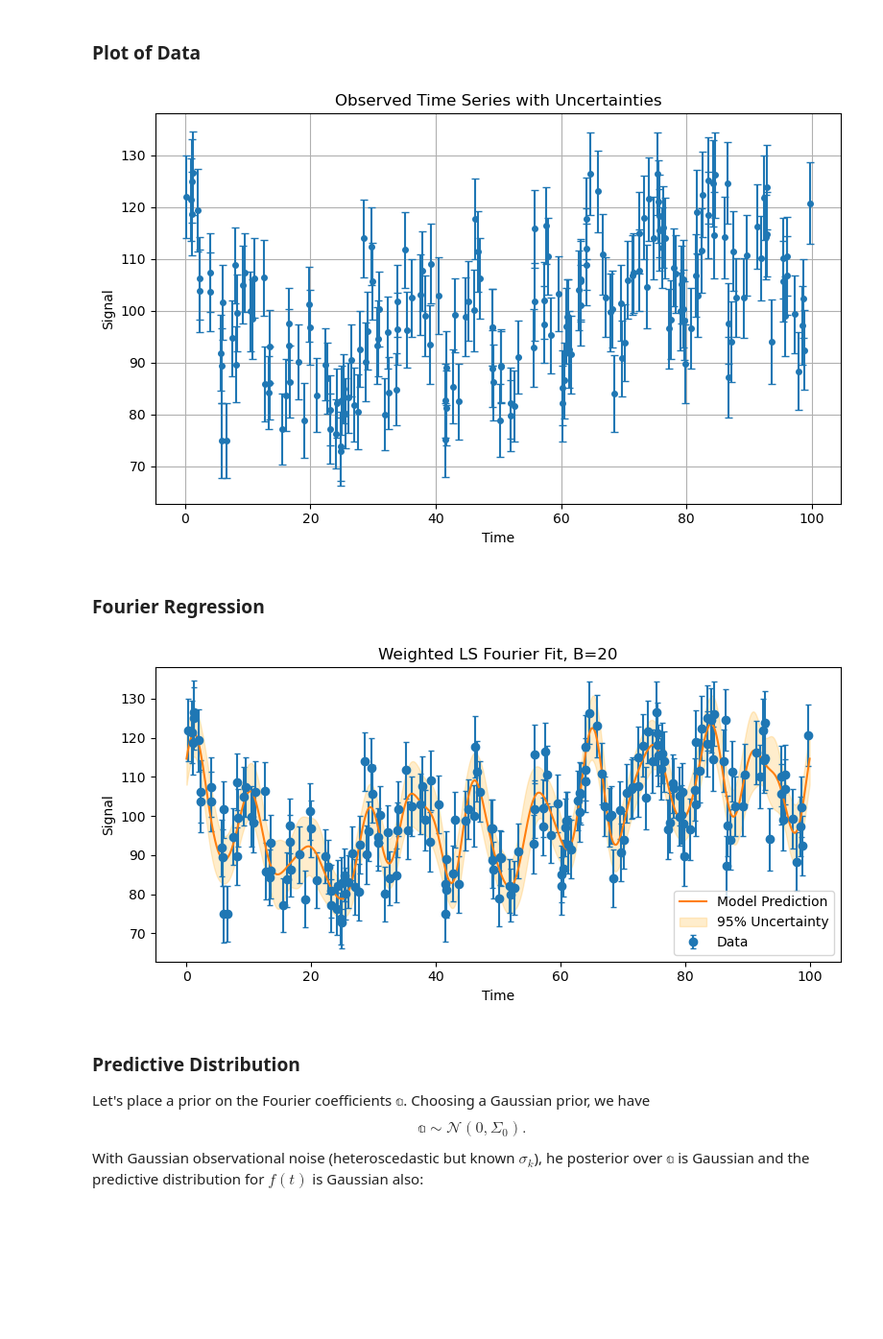
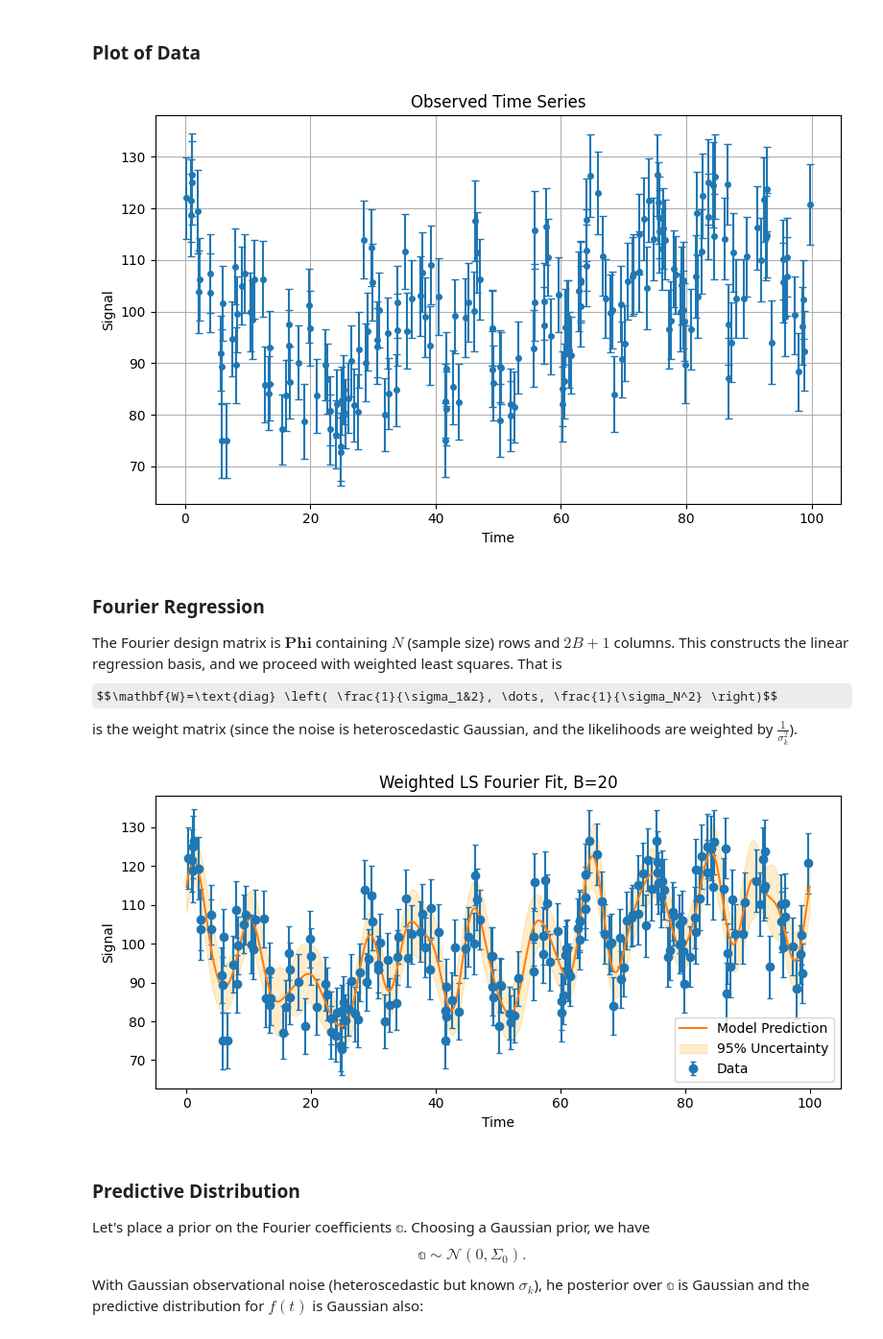
Before and after one commit to dchen10Git/astr-210-final-project, a Jupyter notebook: Project_Fourier_Draft2.ipynb, the cells around one changed output. Shown at 96% size. Saved outputs shown, nothing was run; the diff lists cells and outputs as text; code cells hidden in the pictures; some formulas as TeX source; blank space fills up the shorter version.

```diff
--- a/Project_Fourier_Draft2.ipynb
+++ b/Project_Fourier_Draft2.ipynb
@@ -91,18 +91,20 @@ sigma = data[:, 2]
 # %%
 # Plot
 plt.figure(figsize=(8,5))
 plt.errorbar(t, signal, yerr=sigma, fmt='o', markersize=4, capsize=3)
 
 plt.xlabel('Time')
 plt.ylabel('Signal')
-plt.title('Observed Time Series with Uncertainties')
+plt.title('Observed Time Series')
 plt.grid(True)
 plt.tight_layout()
 plt.show()
 # %% [output]
-[figure, old version]
+[figure, new version]
-# %% [markdown]
-### Fourier Regression
+# %% [markdown]
+### Fourier Regression
+
+The Fourier design matrix is $\mathbf{Phi}$ containing $N$ (sample size) rows and $2B+1$ columns. This constructs the linear regression basis, and we proceed with weighted least squares. That is $$\mathbf{W}=\text{diag} \left( \frac{1}{\sigma_1&2}, \dots, \frac{1}{\sigma_N^2} \right)$$ is the weight matrix (since the noise is heteroscedastic Gaussian, and the likelihoods are weighted by $\frac{1}{\sigma_k^2}$).
 # %%
 y = signal
 yerr = sigma
@@ -110,10 +112,10 @@ yerr = sigma
 B = 20
 T = 100.0
 
-#This is where the fourier regression block begins technically,
-#this first half (constructing the Fourier basis up to mode B with sines/cosines is fourier regression really)
+# This is where the fourier regression block begins technically,
+# this first half (constructing the Fourier basis up to mode B with sines/cosines is fourier regression really)
 
-#Design matrix (sine and cosine pairs, w/ intercept term)
+# Design matrix (sine and cosine pairs, w/ intercept term)
 N = len(t)
 Phi = np.zeros((N, 2*B + 1))
 Phi[:,0] = 1  # intercept, mean level
@@ -121,36 +123,11 @@ for k in range(1, B+1):
     Phi[:, 2*k-1] = np.cos(2 * np.pi * k * t / T)
     Phi[:, 2*k]   = np.sin(2 * np.pi * k * t / T)
 
-#Weighted least squares fit
+# Weighted least squares fit
 W = np.diag(1/yerr**2)
 A = Phi.T @ W @ Phi
 b = Phi.T @ W @ y
 a_hat = np.linalg.solve(A, b)
-cov_a = np.linalg.inv(A)   #Covariance of coefficients
-
-#this is where the regression block technically ends
-
-#Predict at fine grid
-t_dense = np.linspace(0, 100, 1000)
-Phi_dense = np.zeros((len(t_dense), 2*B+1))
-Phi_dense[:,0] = 1
-for k in range(1, B+1):
-    Phi_dense[:, 2*k-1] = np.cos(2 * np.pi * k * t_dense / T)
-    Phi_dense[:, 2*k]   = np.sin(2 * np.pi * k * t_dense / T)
-
-y_pred = Phi_dense @ a_hat
-y_pred_std = np.sqrt(np.sum(Phi_dense @ cov_a * Phi_dense, axis=1))
-
-#Plot it!
-plt.figure(figsize=(8,4))
-plt.errorbar(t, y, yerr=yerr, fmt='o', capsize=2, label='Data')
-plt.plot(t_dense, y_pred, label='Model Prediction')
-plt.fill_between(t_dense, y_pred-1.96*y_pred_std, y_pred+1.96*y_pred_std, color='orange', alpha=0.2, label='95% Uncertainty')
-plt.legend()
-plt.xlabel('Time')
-plt.ylabel('Signal')
-plt.title('Weighted LS Fourier Fit, B=20')
-plt.tight_layout()
-plt.show()
+cov_a = np.linalg.inv(A)   # Covariance of coefficients
 # %% [output]
-[figure, old version]
+[figure, new version]
```
Also changed, not shown: parts of 12 cells of this notebook.
